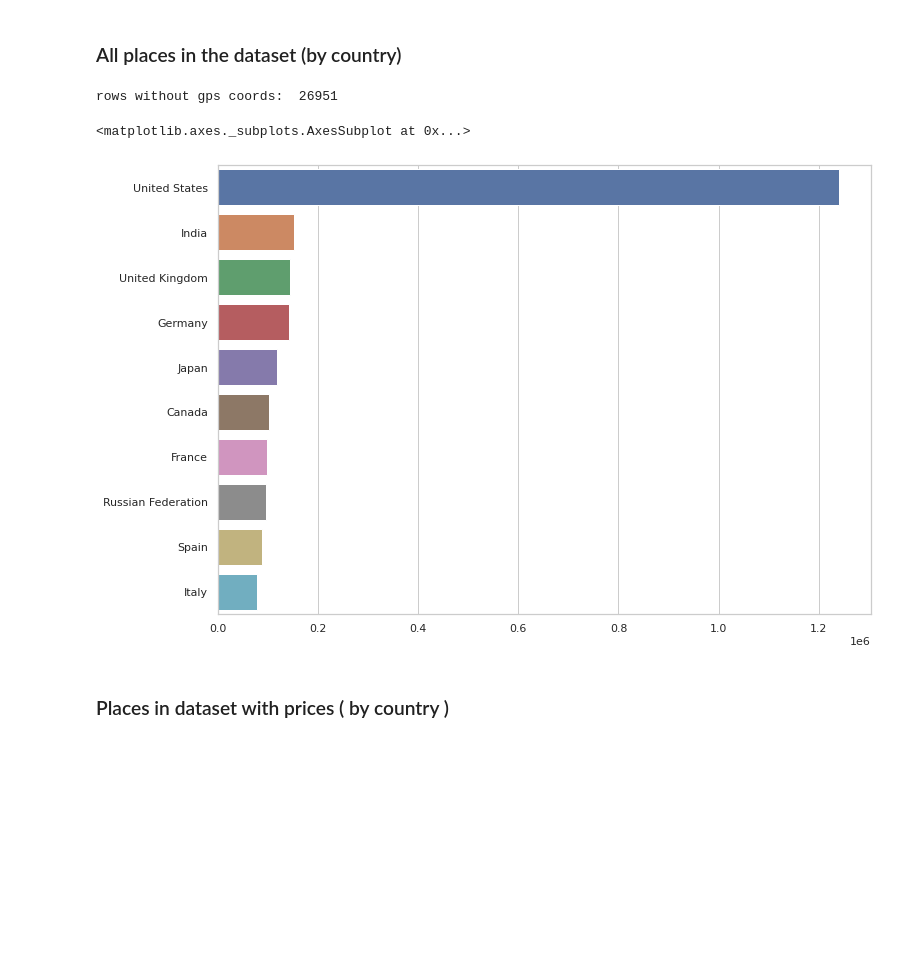
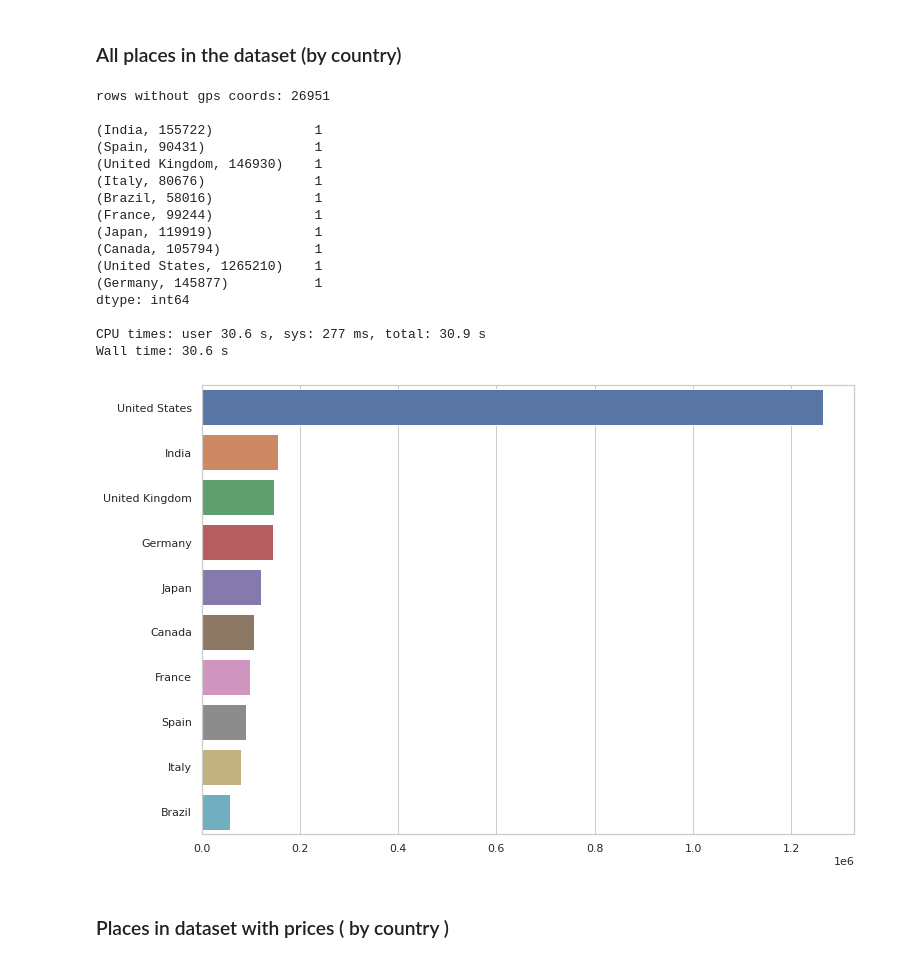
Before and after one commit to Huang-W/google-local-reviews, a Jupyter notebook: places_eda.ipynb, the cells around one changed output. Cells and saved outputs as stored; diff of their text form; code cells hidden in the pictures; blank space fills up the shorter version.

Commit message:
cleaned code + geoplot density

```diff
--- a/places_eda.ipynb
+++ b/places_eda.ipynb
@@ -71,0 +76,8 @@ pandas.core.frame.DataFrame
+# %%
+%%time
+# split into smaller files
+# b = db.read_text("places.clean.json", blocksize="64MiB")
+# b.map(literal_eval).to_dataframe().to_csv('places/*.csv', index=False)
+
+# read smaller files
+df = dd.read_csv('places/*.csv', blocksize='64MiB').compute() # 16 seconds
@@ -146,30 +150,50 @@ pandas.core.series.Series
 # %% [markdown]
 # GPS coordinates
+# %%
+# scale the weird gps coords to normal ones
+scale_coords = lambda coord: [coord[0]/1000000, coord[1]/1000000] if abs(coord[0]) > 90 and abs(coord[1]) > 180 else coord
 # %% [markdown]
 ### All places in the dataset (by country)
 # %%
-# <series>gps - drop rows without gps
-gps_series = gps_series.dropna()
+%%time
+gps_series = df['gps'].dropna()
+print(f'rows without gps coords: {len(df["gps"]) - len(gps_series)}\n')
 
-num_dropped_places = num_total_places - len(gps_series)
-print('rows without gps coords: ', num_dropped_places)
+# eval string to array
+# scale weird coords to standard lat, long
+listOfCoords = gps_series.map(eval).map(scale_coords).to_list()
+listOfCities = reverse_geocode.search(listOfCoords)
 
-gps_coord_list = gps.to_list()
+# count by country
+countryCount = Counter([cityState['country'] for cityState in listOfCities])
 
-city_states_list = reverse_geocode.search(gps_coord_list)
+# top 10 countries with places registered on google
+topCountries = sorted(countryCount.most_common(10), key=itemgetter(1), reverse=True)
+topCountriesSeries = pd.Series(topCountries)
+print(topCountriesSeries.value_counts(),'\n')
 
-countries_counter = Counter([city_state['country'] for city_state in city_states_list])
+y_axis = [country for country, _ in topCountries]
+x_axis = [places for _, places in topCountries]
+sns.barplot(y=y_axis, x=x_axis)
 
-top_countries_list = sorted(countries_counter.most_common(10), key=itemgetter(1), reverse=True)
-
-# print(top_countries)
-
-top_countries_list_y = [country for country, _ in top_countries_list]
-top_countries_list_x = [places for _, places in top_countries_list]
-sns.barplot(y=top_countries_list_y, x=top_countries_list_x)
+del x_axis, y_axis, topCountriesSeries, topCountries, countryCount, listOfCities, listOfCoords, gps_series
 # %% [output]
-rows without gps coords:  26951
+rows without gps coords: 26951
+
+(India, 155722)             1
+(Spain, 90431)              1
+(United Kingdom, 146930)    1
+(Italy, 80676)              1
+(Brazil, 58016)             1
+(France, 99244)             1
+(Japan, 119919)             1
+(Canada, 105794)            1
+(United States, 1265210)    1
+(Germany, 145877)           1
+dtype: int64
+
+CPU times: user 30.6 s, sys: 277 ms, total: 30.9 s
+Wall time: 30.6 s
-<matplotlib.axes._subplots.AxesSubplot at 0x...>
-[figure, old version]
+[figure, new version]
 # %% [markdown]
 ### Places in dataset with prices ( by country )
```
Also changed, not shown: parts of 17 cells of this notebook, 1 other file.
